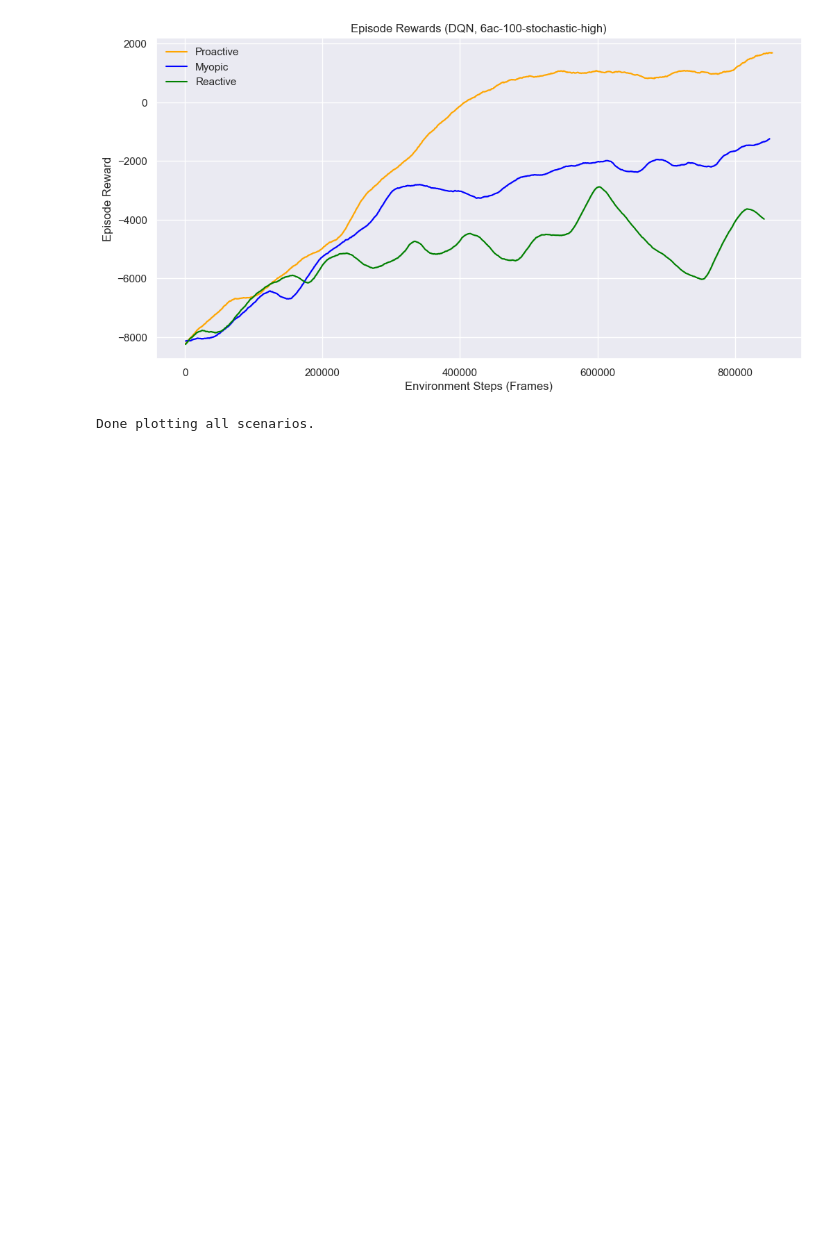
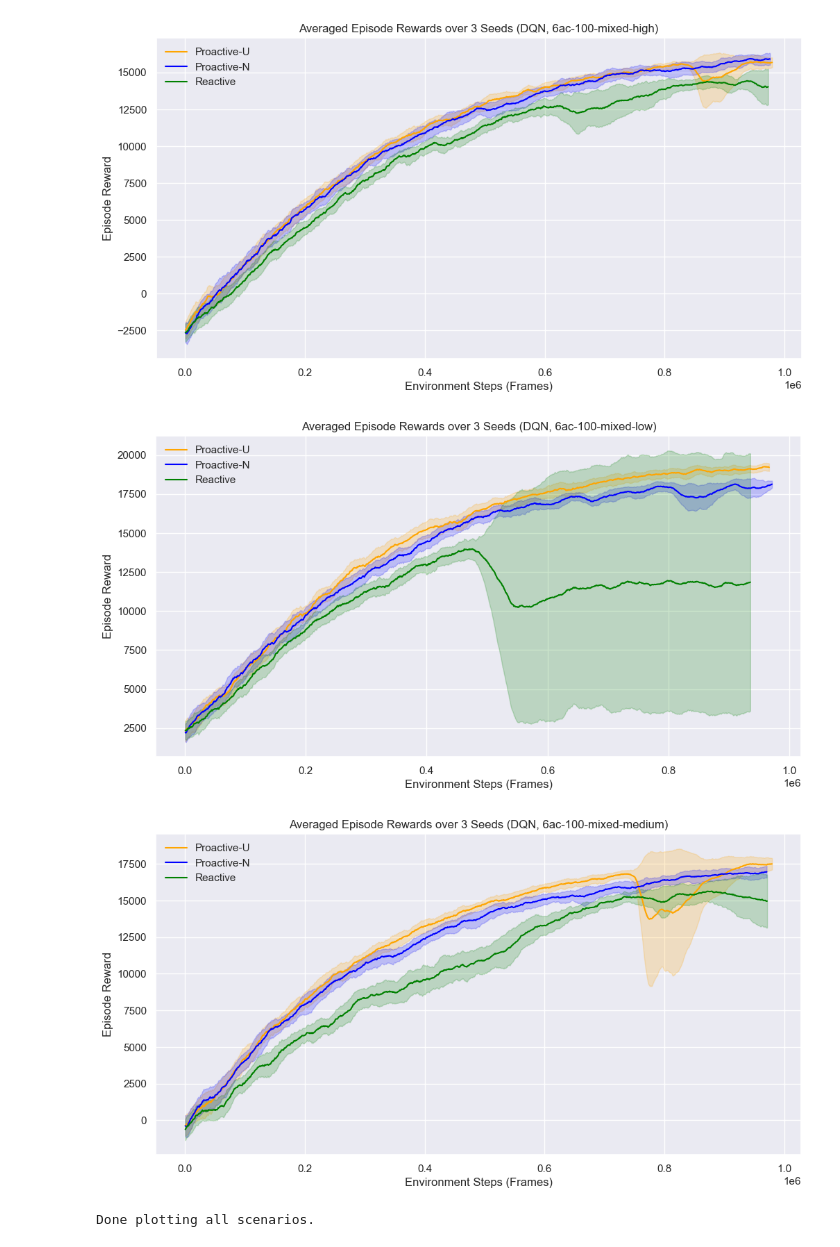
Before and after one commit to PieterBecking/Boeing-ADM-DRL-Github, a Jupyter notebook: interpretation/interpret_big_runs.ipynb, the cells around one changed output. Drawn from its saved outputs; the diff is of its cells as text; code cells hidden in the pictures; blank space fills up the shorter version.

```diff
--- a/interpretation/interpret_big_runs.ipynb
+++ b/interpretation/interpret_big_runs.ipynb
@@ -4,7 +4,7 @@ import numpy as np
 import matplotlib.pyplot as plt
 import seaborn as sns
 
-base_results_folder = "../3-abc-big-run"  # folder containing scenario subfolders
+base_results_folder = "../2-abc-big-run"  # folder containing scenario subfolders
 
 # A simple smoothing function (optional)
 def smooth(data, window=10):
@@ -62,7 +62,7 @@ for scenario in scenario_folders:
     reactive_steps_mean = all_reactive_steps_runs.mean(axis=0).astype(int)
 
     # Smooth data for plotting (optional)
-    smooth_window = 200
+    smooth_window = 20
     myopic_mean_sm = smooth(myopic_mean, smooth_window)
     myopic_std_sm = smooth(myopic_std, smooth_window)
     myopic_steps_sm = myopic_steps_mean[:len(myopic_mean_sm)]
@@ -77,12 +77,12 @@ for scenario in scenario_folders:
 
     # Plot averaged rewards over steps for this scenario
     plt.figure(figsize=(12,6))
-    plt.plot(proactive_steps_sm, proactive_mean_sm, label="Proactive", color='orange')
+    plt.plot(proactive_steps_sm, proactive_mean_sm, label="Proactive-U", color='orange')
     plt.fill_between(proactive_steps_sm,
                      proactive_mean_sm - proactive_std_sm,
                      proactive_mean_sm + proactive_std_sm,
                      alpha=0.2, color='orange')
-    plt.plot(myopic_steps_sm, myopic_mean_sm, label="Myopic", color='blue')
+    plt.plot(myopic_steps_sm, myopic_mean_sm, label="Proactive-N", color='blue')
     plt.fill_between(myopic_steps_sm,
                      myopic_mean_sm - myopic_std_sm,
                      myopic_mean_sm + myopic_std_sm,
@@ -93,32 +93,34 @@ for scenario in scenario_folders:
                      reactive_mean_sm - reactive_std_sm,
                      reactive_mean_sm + reactive_std_sm,
                      alpha=0.2, color='green')
 
     plt.xlabel("Environment Steps (Frames)")
     plt.ylabel("Episode Reward")
     if len(all_myopic_runs) > 1:
         plt.title(f"Averaged Episode Rewards over {len(all_myopic_runs)} Seeds (DQN, {scenario})")
     else:
         plt.title(f"Episode Rewards (DQN, {scenario})")
     plt.legend(frameon=False)
     plt.grid(True)
     plt.show()
 
     # # If test rewards exist, plot them as well
     # if test_rewards_myopic is not None and len(test_rewards_myopic) > 0:
     #     # Just plot the first seed's test rewards for demonstration
     #     plt.figure(figsize=(12,6))
     #     plt.plot(test_rewards_myopic[0], label="Myopic", color='blue')
     #     plt.plot(test_rewards_proactive[0], label="Proactive", color='orange')
     #     plt.plot(test_rewards_reactive[0], label="Reactive", color='green')
     #     plt.xlabel("Episode")
     #     plt.ylabel("Test Reward")
     #     plt.title(f"Test Rewards over Episodes (DQN, {scenario})")
     #     plt.legend(frameon=False)
     #     plt.grid(True)
     #     plt.show()
 
 print("Done plotting all scenarios.")
 # %% [output]
-[figure, old version]
+[figure, new version]
+[figure, added]
+[figure, added]
 Done plotting all scenarios.
```
Also changed, not shown: parts of 1 cell of this notebook, 14 other files.
